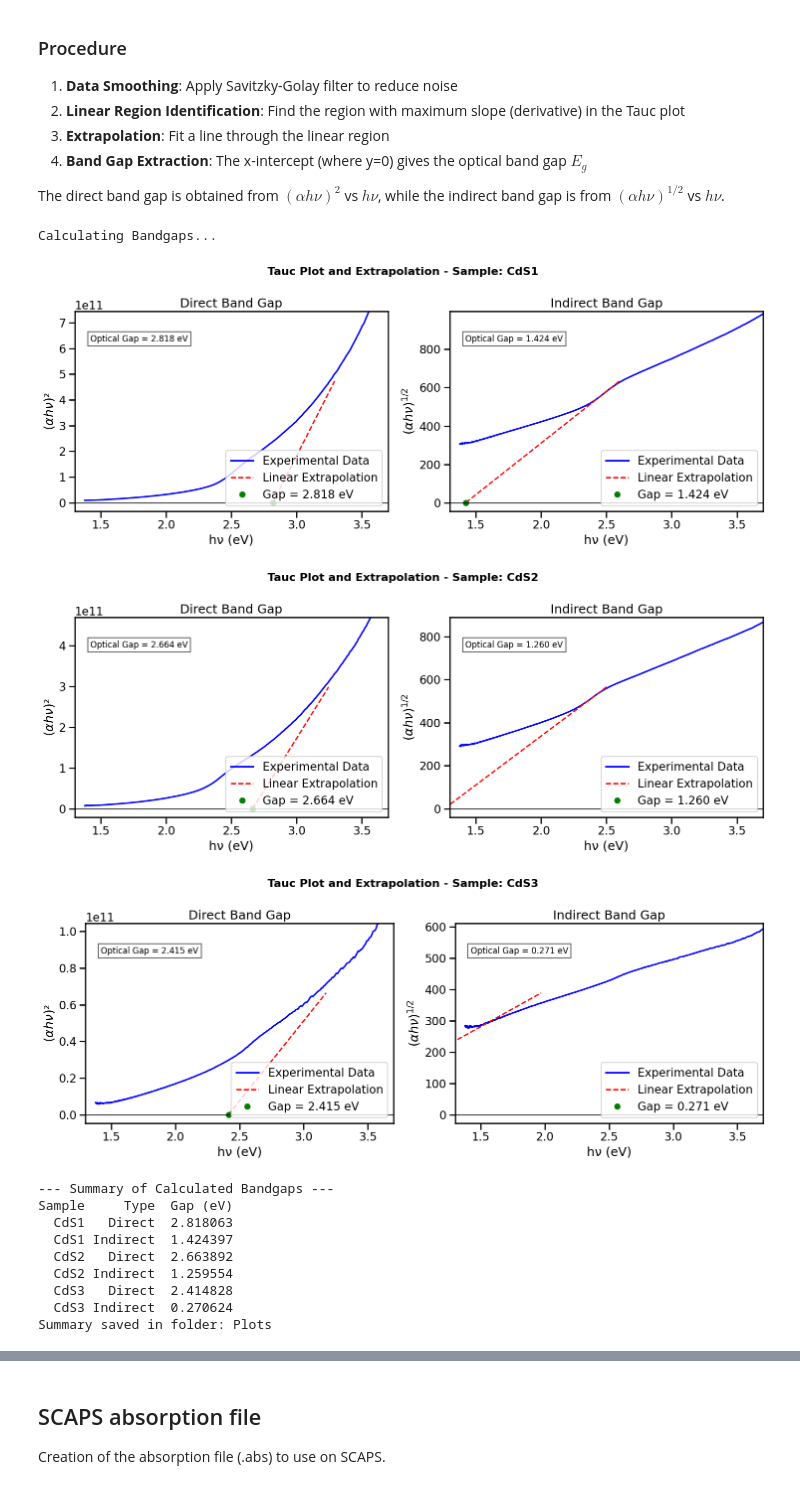
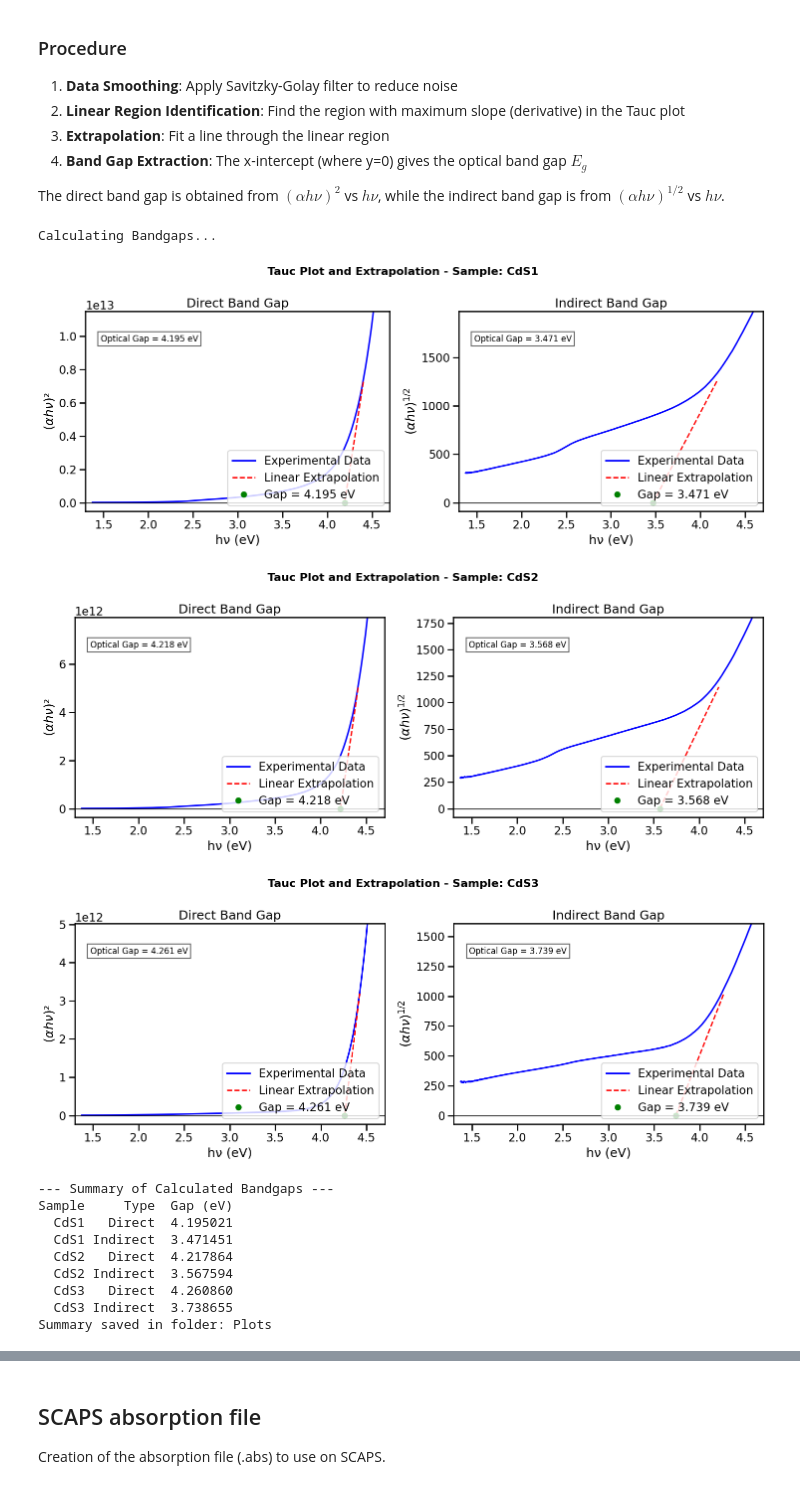
Before and after one commit to JotaP-183/Data_Analysis, a Jupyter notebook: UV-Vis/UV_Vis_analysis.ipynb, the cells around one changed output, grey strips where cells are left out. Cells and saved outputs as stored; diff of their text form; code cells hidden in the pictures.

```diff
--- a/UV-Vis/UV_Vis_analysis.ipynb
+++ b/UV-Vis/UV_Vis_analysis.ipynb
@@ -186,7 +186,7 @@ gaps = []
 # You can adjust these limits (in eV) to focus the analysis on the rising edge of the material
 # and ignore noise at low energies or substrate (Glass) absorption at high energies.
 min_energy = 1.5
-max_energy = 3.5
+max_energy = 4.5
 
 for k in res.keys():
     fig, (ax1, ax2) = plt.subplots(1, 2, figsize=(15,6))
@@ -254,44 +254,44 @@ for k in res.keys():
 
         # Mark the exact point of the Bandgap
         ax.plot(x_cross, 0, 'go', markersize=8, label=f'Gap = {x_cross:.3f} eV')
 
         # Axis formatting
         ax.axhline(0, color='black', linewidth=1)
         ax.set_xlabel(r'hν (eV)')
         ax.set_ylabel(info['ylabel'])
         ax.set_title(info['title'])
         ax.text(0.05, 0.85, f'Optical Gap = {x_cross:.3f} eV', transform=ax.transAxes, fontsize=12, bbox=dict(facecolor='white', alpha=0.6))
 
         # Adjust the visual "window" of the plot
         ax.set_xlim(min_energy - 0.2, max_energy + 0.2)
         ax.set_ylim(-0.05 * np.amax(y_fit), 1.1 * np.amax(y_fit))
         ax.legend(loc='lower right')
 
     plt.tight_layout()
     plt.savefig(os.path.join(PLOTS_DIR, f'Tauc_plot_extrapolation_{k}.png'), dpi=300)
     plt.show()
 
 # Export a summary with all calculated Bandgaps
 print("\n--- Summary of Calculated Bandgaps ---")
 df_gaps = pd.DataFrame(gaps)
 print(df_gaps.to_string(index=False))
 
 # Optional: Save to an Excel file
 df_gaps.to_excel(os.path.join(PLOTS_DIR, "Summary_Bandgaps.xlsx"), index=False)
 print(f"Summary saved in folder: {PLOTS_DIR}")
 # %% [output]
 Calculating Bandgaps...
-[figure, old version]
+[figure, new version]
-[figure, old version]
+[figure, new version]
-[figure, old version]
+[figure, new version]
 --- Summary of Calculated Bandgaps ---
 Sample     Type  Gap (eV)
-  CdS1   Direct  2.818063
-  CdS1 Indirect  1.424397
-  CdS2   Direct  2.663892
-  CdS2 Indirect  1.259554
-  CdS3   Direct  2.414828
-  CdS3 Indirect  0.270624
+  CdS1   Direct  4.195021
+  CdS1 Indirect  3.471451
+  CdS2   Direct  4.217864
+  CdS2 Indirect  3.567594
+  CdS3   Direct  4.260860
+  CdS3 Indirect  3.738655
 Summary saved in folder: Plots
 # %% [markdown]
 ## 1. Why do we need to smooth the data?
```
Also changed, not shown: parts of 4 cells of this notebook, 7 other files.
